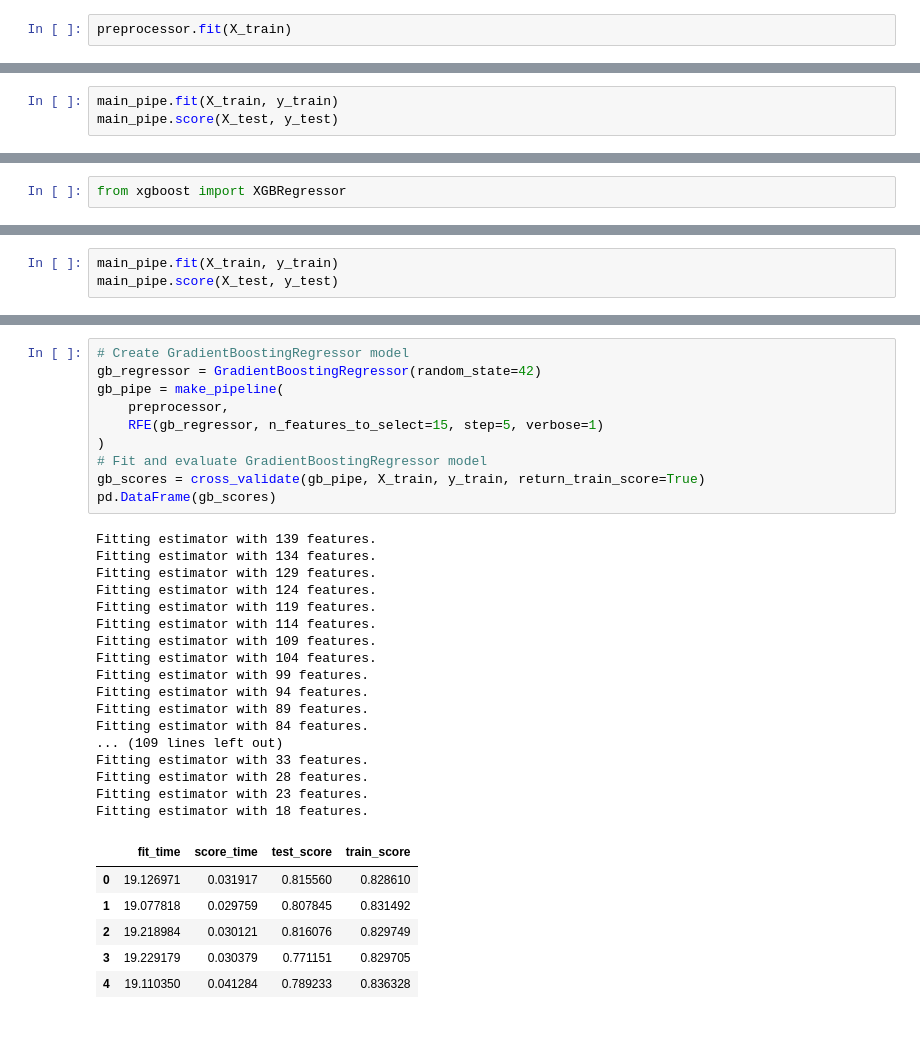
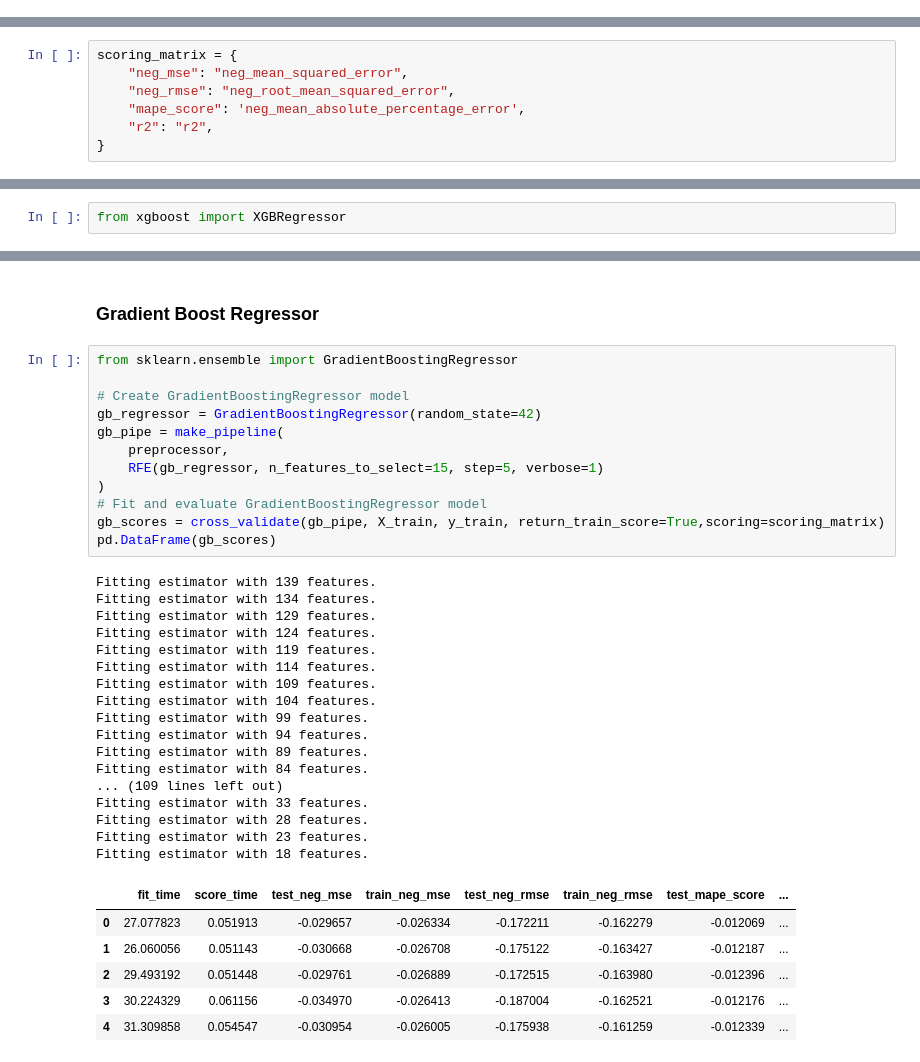
Before and after one commit to tonyyoung3/data_analytics, a Jupyter notebook: group_final/ML_FinalProject.ipynb, the cells around one changed output, grey strips where cells are left out. Cells and saved outputs as stored; diff of their text form; blank space fills up the shorter version.

```diff
--- a/group_final/ML_FinalProject.ipynb
+++ b/group_final/ML_FinalProject.ipynb
@@ -767,5 +759,3 @@ ColumnTransformer(remainder='passthrough',
                                   'Parking.1', 'Security', 'Water Storage',
                                   'Private Terrace/Garden', 'Vaastu Compliant',
                                   'Service/Goods Lift', 'Air Conditioned', ...])])
-# %%
-preprocessor.fit(X_train)
@@ -803,0 +781,7 @@ from sklearn.linear_model import Ridge
+# %%
+scoring_matrix = {
+    "neg_mse": "neg_mean_squared_error",
+    "neg_rmse": "neg_root_mean_squared_error",
+    "mape_score": 'neg_mean_absolute_percentage_error',
+    "r2": "r2",
+}
@@ -839,3 +807,0 @@ Fitting estimator with 38 features.
-# %%
-main_pipe.fit(X_train, y_train)
-main_pipe.score(X_test, y_test)
@@ -921,3 +878,0 @@ Fitting estimator with 18 features.
-# %%
-main_pipe.fit(X_train, y_train)
-main_pipe.score(X_test, y_test)
@@ -1030,34 +995,38 @@ Fitting estimator with 66 features.
+# %% [markdown]
+### Gradient Boost Regressor
 # %%
+from sklearn.ensemble import GradientBoostingRegressor
+
 # Create GradientBoostingRegressor model
 gb_regressor = GradientBoostingRegressor(random_state=42)
 gb_pipe = make_pipeline(
     preprocessor,
     RFE(gb_regressor, n_features_to_select=15, step=5, verbose=1)
 )
 # Fit and evaluate GradientBoostingRegressor model
-gb_scores = cross_validate(gb_pipe, X_train, y_train, return_train_score=True)
+gb_scores = cross_validate(gb_pipe, X_train, y_train, return_train_score=True,scoring=scoring_matrix)
 pd.DataFrame(gb_scores)
 # %% [output]
 Fitting estimator with 139 features.
 Fitting estimator with 134 features.
 Fitting estimator with 129 features.
 Fitting estimator with 124 features.
 Fitting estimator with 119 features.
 Fitting estimator with 114 features.
 Fitting estimator with 109 features.
 Fitting estimator with 104 features.
 Fitting estimator with 99 features.
 Fitting estimator with 94 features.
 Fitting estimator with 89 features.
 Fitting estimator with 84 features.
 ... (109 lines left out)
 Fitting estimator with 33 features.
 Fitting estimator with 28 features.
 Fitting estimator with 23 features.
 Fitting estimator with 18 features.
-|  | fit_time | score_time | test_score | train_score |
-| 0 | 19.126971 | 0.031917 | 0.815560 | 0.828610 |
-| 1 | 19.077818 | 0.029759 | 0.807845 | 0.831492 |
-| 2 | 19.218984 | 0.030121 | 0.816076 | 0.829749 |
-| 3 | 19.229179 | 0.030379 | 0.771151 | 0.829705 |
-| 4 | 19.110350 | 0.041284 | 0.789233 | 0.836328 |
+|  | fit_time | score_time | test_neg_mse | train_neg_mse | test_neg_rmse | train_neg_rmse | test_mape_score | ... |
+| 0 | 27.077823 | 0.051913 | -0.029657 | -0.026334 | -0.172211 | -0.162279 | -0.012069 | ... |
+| 1 | 26.060056 | 0.051143 | -0.030668 | -0.026708 | -0.175122 | -0.163427 | -0.012187 | ... |
+| 2 | 29.493192 | 0.051448 | -0.029761 | -0.026889 | -0.172515 | -0.163980 | -0.012396 | ... |
+| 3 | 30.224329 | 0.061156 | -0.034970 | -0.026413 | -0.187004 | -0.162521 | -0.012176 | ... |
+| 4 | 31.309858 | 0.054547 | -0.030954 | -0.026005 | -0.175938 | -0.161259 | -0.012339 | ... |
```
Also changed, not shown: parts of 48 cells of this notebook.
